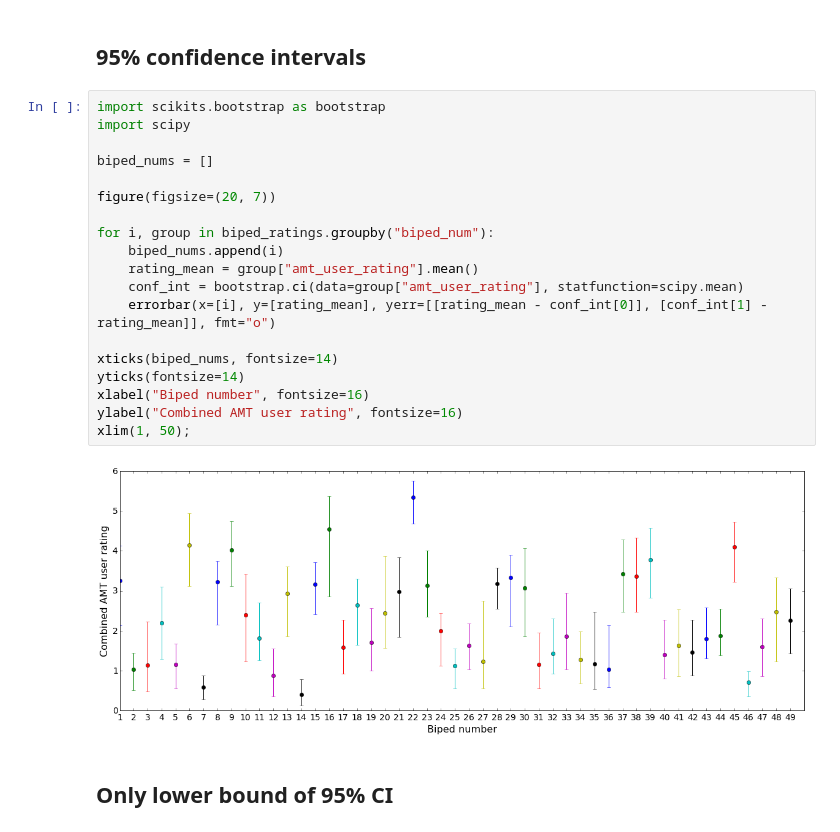
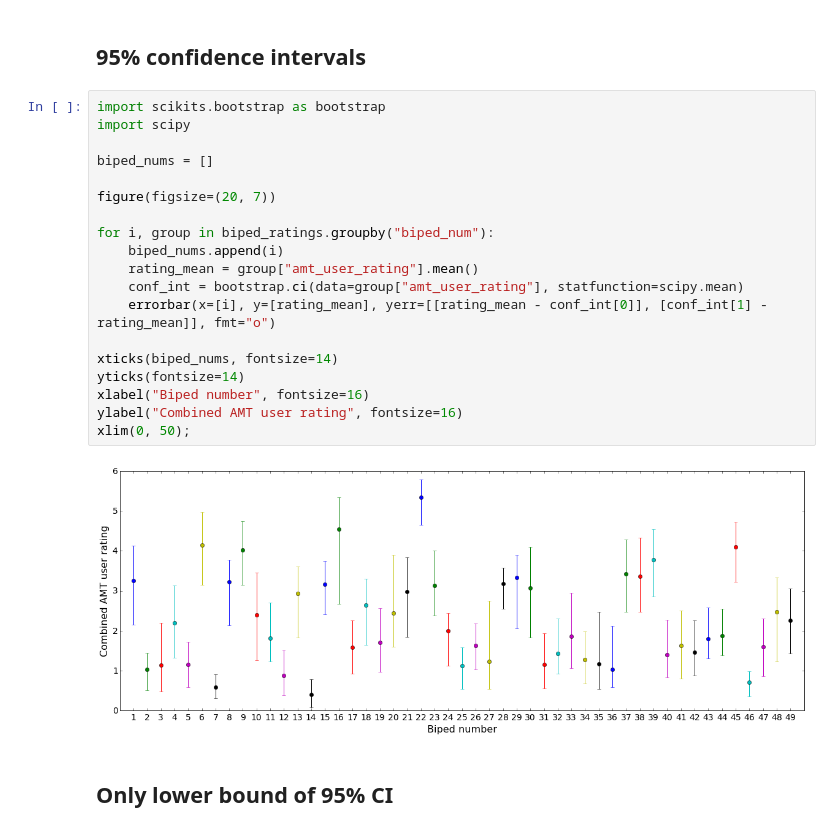
Before and after one commit to rhiever/AMT-biped-analysis, a Jupyter notebook: Biped AMT ratings.ipynb, the cells around one changed output. Saved outputs shown, nothing was run; the diff lists cells and outputs as text.

Commit message:
fix figure

```diff
--- a/Biped AMT ratings.ipynb
+++ b/Biped AMT ratings.ipynb
@@ -55,24 +55,24 @@ xticks(range(1, 50), x_ticks);
 # %%
 import scikits.bootstrap as bootstrap
 import scipy
 
 biped_nums = []
 
 figure(figsize=(20, 7))
 
 for i, group in biped_ratings.groupby("biped_num"):
     biped_nums.append(i)
     rating_mean = group["amt_user_rating"].mean()
     conf_int = bootstrap.ci(data=group["amt_user_rating"], statfunction=scipy.mean)
     errorbar(x=[i], y=[rating_mean], yerr=[[rating_mean - conf_int[0]], [conf_int[1] - rating_mean]], fmt="o")
 
 xticks(biped_nums, fontsize=14)
 yticks(fontsize=14)
 xlabel("Biped number", fontsize=16)
 ylabel("Combined AMT user rating", fontsize=16)
-xlim(1, 50);
+xlim(0, 50);
 # %% [output]
-[figure, old version]
+[figure, new version]
 # %% [markdown]
 ## Only lower bound of 95% CI
 # %%
```
